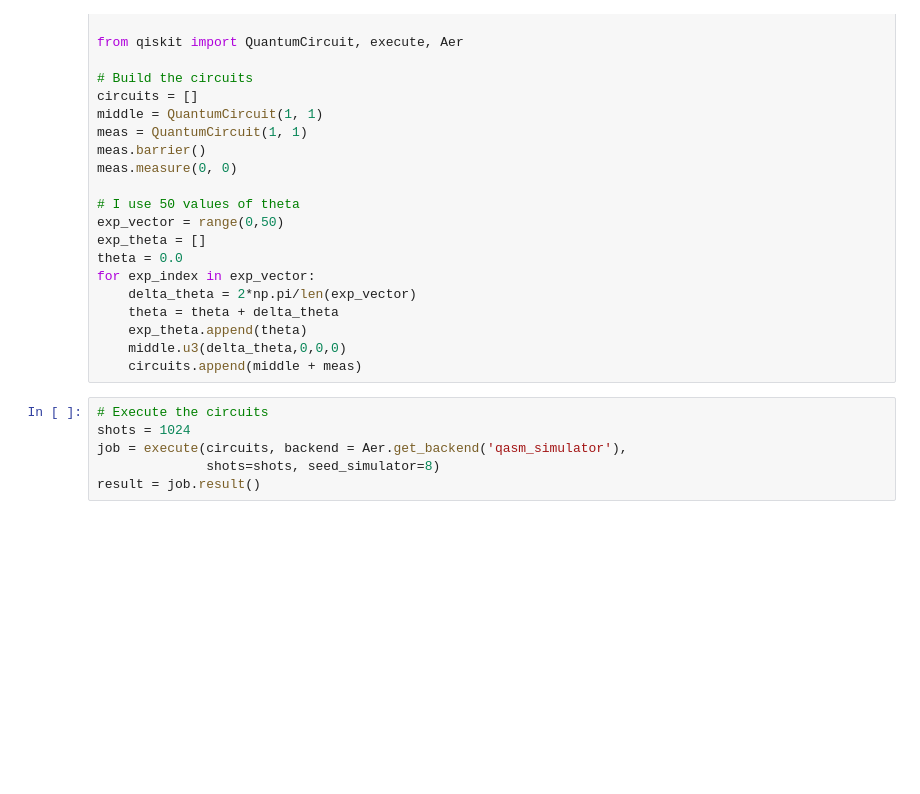
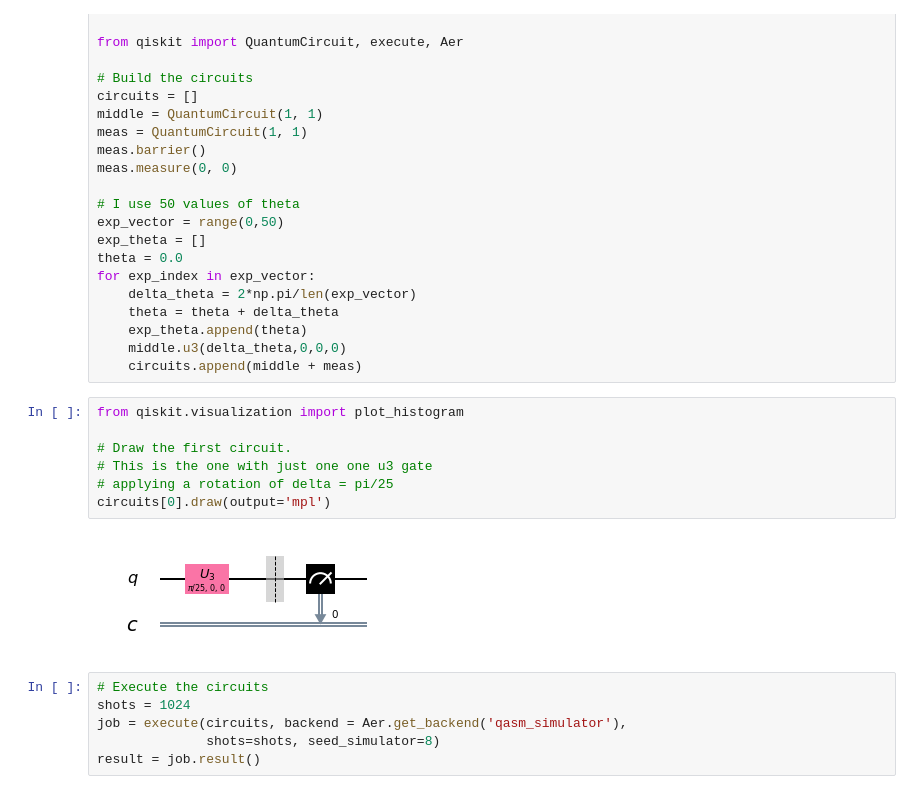
Before and after one commit to NTrevisani/DataScienceMaster, a Jupyter notebook: QuantumComputing/3_Advanced_Qbits_Gates.ipynb, the cells around one changed output. Saved outputs shown, nothing was run; the diff lists cells and outputs as text; blank space fills up the shorter version.

Commit message:
plotting the first circuit for each example

```diff
--- a/QuantumComputing/3_Advanced_Qbits_Gates.ipynb
+++ b/QuantumComputing/3_Advanced_Qbits_Gates.ipynb
@@ -110,6 +111,15 @@ for exp_index in exp_vector:
     exp_theta.append(theta)
     middle.u3(delta_theta,0,0,0)
     circuits.append(middle + meas)
+# %%
+from qiskit.visualization import plot_histogram
+
+# Draw the first circuit.
+# This is the one with just one one u3 gate
+# applying a rotation of delta = pi/25
+circuits[0].draw(output='mpl')
+# %% [output]
+[figure, added]
 # %%
 # Execute the circuits
 shots = 1024
```
Also changed, not shown: parts of 7 cells of this notebook, 2 other files.
